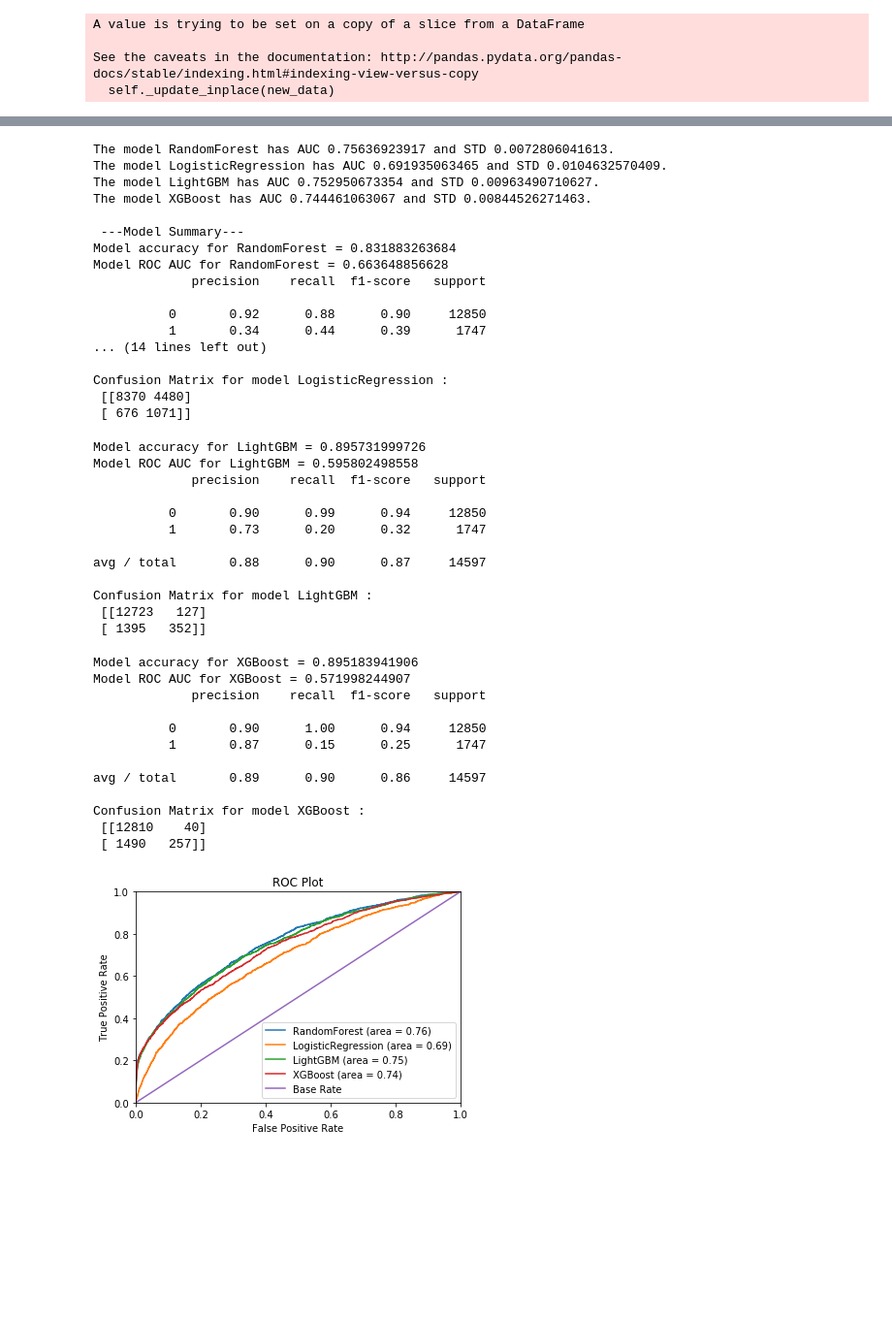
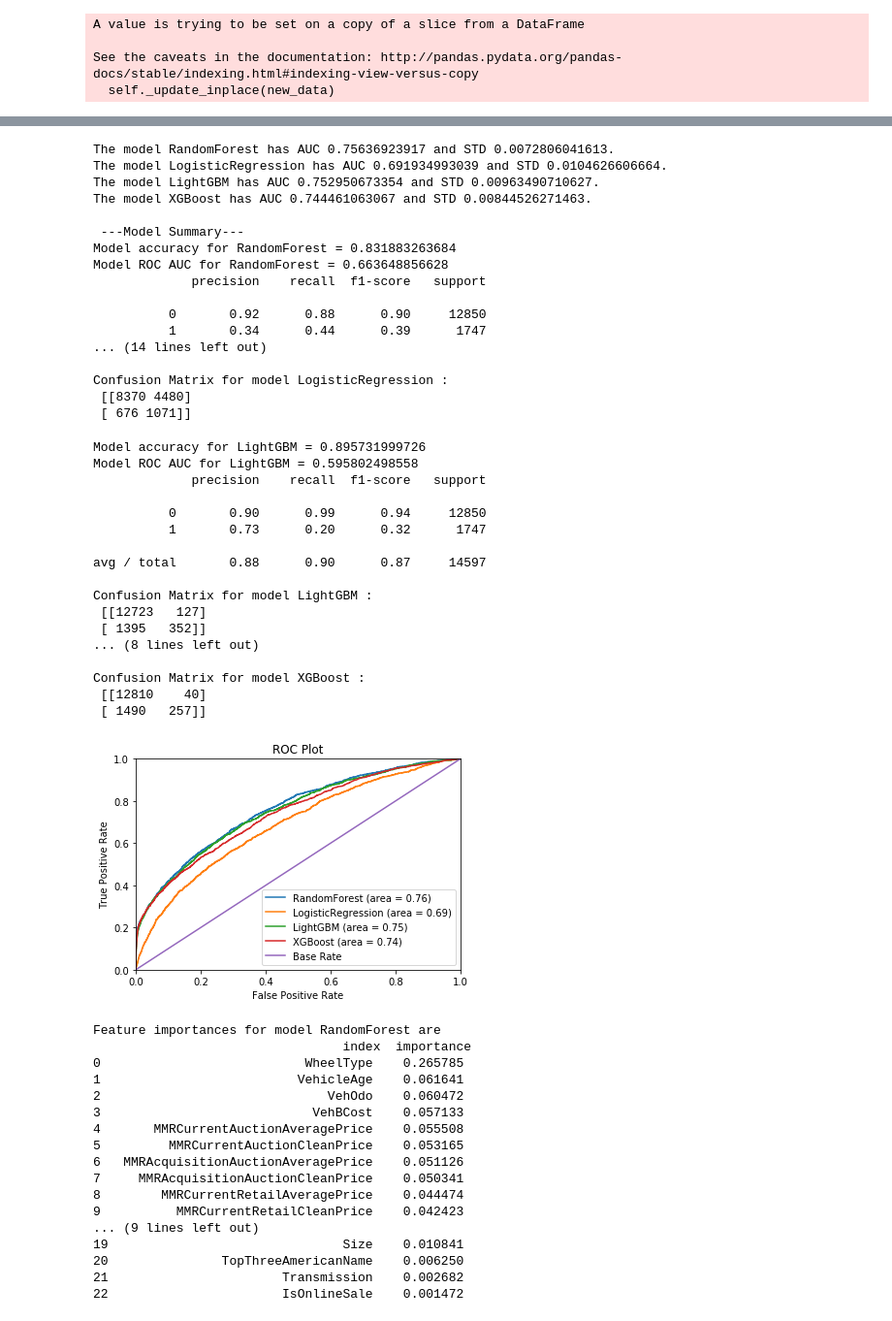
Before and after one commit to salilc/LegitCarDealer, a Jupyter notebook: carvana.ipynb, the cells around one changed output, grey strips where cells are left out. Shown: that part at 97% size. Cells and saved outputs as stored; diff of their text form; code cells hidden in the pictures; blank space fills up the shorter version.

```diff
--- a/carvana.ipynb
+++ b/carvana.ipynb
@@ -213,5 +222,5 @@ plot_cont_features(df_new, contcols)
 # %%
-<a id='data3'></a>
+#<a id='data3'></a>
 # Define the Logistic Regression,Random Forest,XGBoost and LightGBM models.
 def create_tune_models(x_train,y_train):
     models = {}
@@ -318,44 +327,54 @@ The upper and lower bounds of MMRCurrentAuctionCleanPrice for suspected outliers
 Values less than lower bound : 504
 Values greater than upper  bound :  846
 The model RandomForest has AUC 0.75636923917 and STD 0.0072806041613.
-The model LogisticRegression has AUC 0.691935063465 and STD 0.0104632570409.
+The model LogisticRegression has AUC 0.691934993039 and STD 0.0104626606664.
 The model LightGBM has AUC 0.752950673354 and STD 0.00963490710627.
 The model XGBoost has AUC 0.744461063067 and STD 0.00844526271463.
 
  ---Model Summary---
 Model accuracy for RandomForest = 0.831883263684
 Model ROC AUC for RandomForest = 0.663648856628
              precision    recall  f1-score   support
 
           0       0.92      0.88      0.90     12850
           1       0.34      0.44      0.39      1747
 ... (14 lines left out)
 
 Confusion Matrix for model LogisticRegression :
  [[8370 4480]
  [ 676 1071]]
 Model accuracy for LightGBM = 0.895731999726
 Model ROC AUC for LightGBM = 0.595802498558
              precision    recall  f1-score   support
 
           0       0.90      0.99      0.94     12850
           1       0.73      0.20      0.32      1747
 
 avg / total       0.88      0.90      0.87     14597
 
 Confusion Matrix for model LightGBM :
  [[12723   127]
  [ 1395   352]]
+... (8 lines left out)
+
+Confusion Matrix for model XGBoost :
+ [[12810    40]
+ [ 1490   257]]
+[figure]
-Model accuracy for XGBoost = 0.895183941906
-Model ROC AUC for XGBoost = 0.571998244907
-             precision    recall  f1-score   support
-
-          0       0.90      1.00      0.94     12850
-          1       0.87      0.15      0.25      1747
-
-avg / total       0.89      0.90      0.86     14597
-
-Confusion Matrix for model XGBoost :
- [[12810    40]
- [ 1490   257]]
+Feature importances for model RandomForest are
+                                 index  importance
+0                           WheelType    0.265785
+1                          VehicleAge    0.061641
+2                              VehOdo    0.060472
+3                            VehBCost    0.057133
+4       MMRCurrentAuctionAveragePrice    0.055508
+5         MMRCurrentAuctionCleanPrice    0.053165
+6   MMRAcquisitionAuctionAveragePrice    0.051126
+7     MMRAcquisitionAuctionCleanPrice    0.050341
+8        MMRCurrentRetailAveragePrice    0.044474
+9          MMRCurrentRetailCleanPrice    0.042423
+... (9 lines left out)
+19                               Size    0.010841
+20               TopThreeAmericanName    0.006250
+21                       Transmission    0.002682
+22                       IsOnlineSale    0.001472
-[figure]
```
Also changed, not shown: parts of 3 cells of this notebook.
